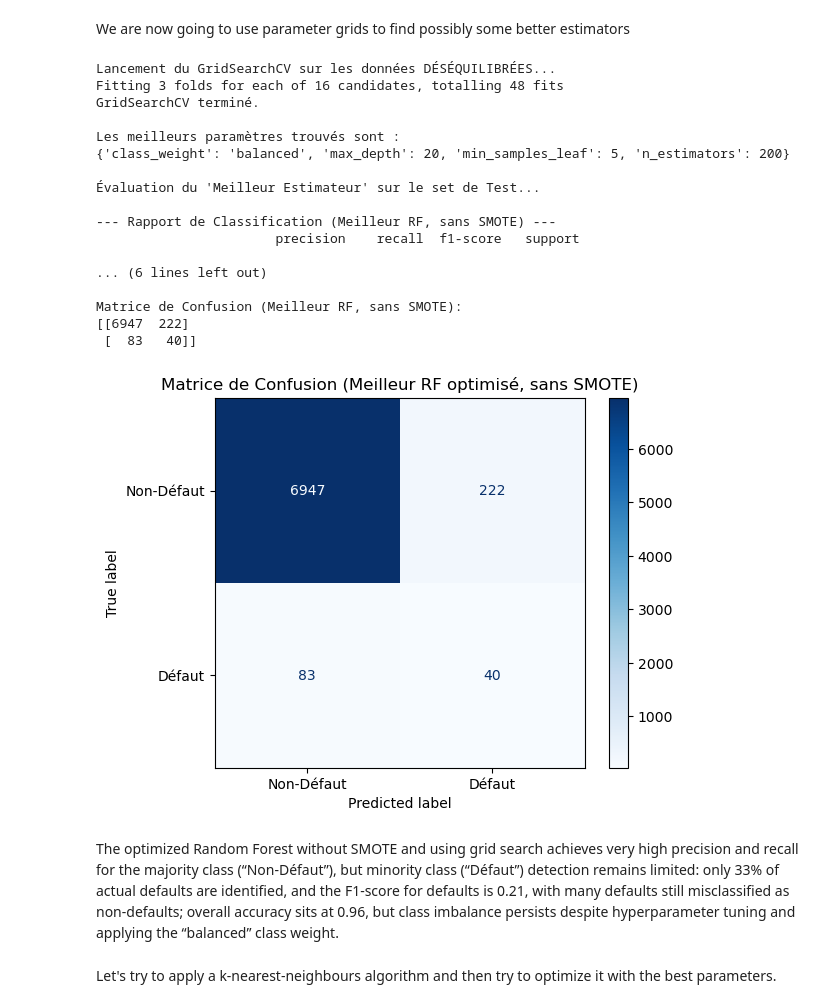
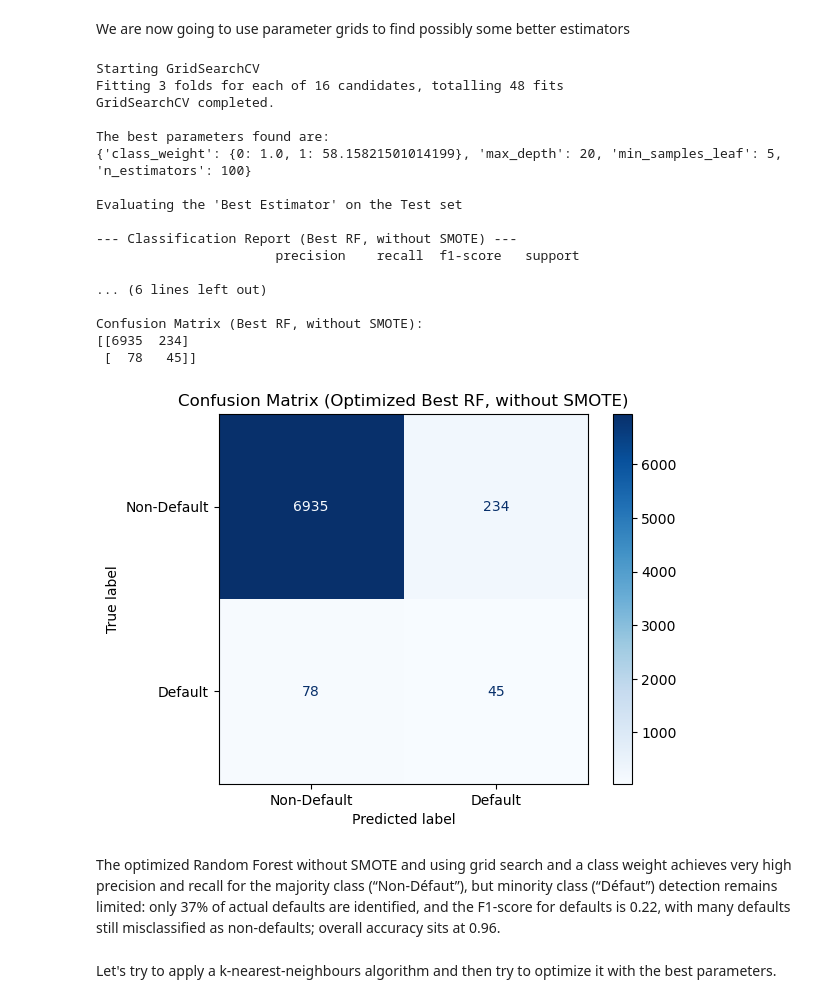
Before and after one commit to Adnbsn/ML_CardFraud, a Jupyter notebook: Project_ML_Adrien_BESSON_Emma_BEKKER.ipynb, the cells around one changed output. Cells and saved outputs as stored; diff of their text form; code cells hidden in the pictures.

```diff
--- a/Project_ML_Adrien_BESSON_Emma_BEKKER.ipynb
+++ b/Project_ML_Adrien_BESSON_Emma_BEKKER.ipynb
@@ -423,15 +423,19 @@ Encoding and removing redundants variables (like married and civil marriage beco
 df_encod=df.copy()
 
 df_encod['NAME_FAMILY_STATUS'] = df_encod['NAME_FAMILY_STATUS'].replace({'Civil marriage': 'Married'})
-print(f"Family status. New values : {df['NAME_FAMILY_STATUS'].unique()}")
+print(f"Family status. New values : {df_encod['NAME_FAMILY_STATUS'].unique()}")
 df_encod['NAME_EDUCATION_TYPE'] = df_encod['NAME_EDUCATION_TYPE'].replace({
     'Incomplete higher': 'Other_Education',
     'Lower secondary': 'Other_Education',
     'Academic degree': 'Other_Education'
 })
-print(f"Education. New values : {df_encod['NAME_EDUCATION_TYPE'].unique()}")
 df_encod['CNT_CHILDREN_CAT'] = df_encod['CNT_CHILDREN'].apply(lambda x: 4 if x >= 4 else x).astype(str)
 df_encod['CNT_FAM_MEMBERS_CAT'] = df_encod['CNT_FAM_MEMBERS'].apply(lambda x: 6 if x >= 6 else x).astype(str)
+
+df_encod['NAME_EDUCATION_TYPE'] = df_encod['NAME_EDUCATION_TYPE'].replace({
+    'Commercial associate': 'Working',
+    'State servant': 'Working'})
+
 
 df_encod = df_encod.drop(columns=['CNT_CHILDREN', 'CNT_FAM_MEMBERS'])
 
@@ -628,74 +637,70 @@ We are now going to use parameter grids to find possibly some better estimators
 # %%
-# C'est la même grille que la dernière fois
+# We are now going to try to use a grid to find the best one
+counts = Counter(y_train)
+scale_pos_weight = counts[0] / counts[1]
 param_grid = {
     'n_estimators': [100, 200],
     'max_depth': [10, 20],
     'min_samples_leaf': [5, 10],
-    'class_weight': ['balanced', 'balanced_subsample'] # CLÉ : Maintenant, ce paramètre travaille sur les VRAIES données
+    'class_weight': [{0: 1.0, 1: scale_pos_weight}, 'balanced_subsample']
 }
 
-# --- 3. Initialiser GridSearchCV ---
 rf = RandomForestClassifier(random_state=42)
 
-# scoring='recall' est notre objectif
 grid_search = GridSearchCV(estimator=rf,
                            param_grid=param_grid,
                            cv=3,
-                           scoring='f1', # On maximise le Rappel !
+                           scoring='f1', # it is to maximize recall without neglecting accuracy
                            n_jobs=-1,
                            verbose=2)
 
-# --- 4. Lancer l'Optimisation ---
-print("\nLancement du GridSearchCV sur les données DÉSÉQUILIBRÉES...")
-# Entraînement sur les données ORIGINALES (X_train, y_train)
+print("\nStarting GridSearchCV")
+# Training on the SMOTE data
 grid_search.fit(X_train_processed, y_train)
-print("GridSearchCV terminé.")
+print("GridSearchCV completed.")
 
-# --- 5. Afficher les Meilleurs Paramètres ---
-print(f"\nLes meilleurs paramètres trouvés sont :")
+print(f"\nThe best parameters found are:")
 print(grid_search.best_params_)
 
-# --- 6. Évaluation du "Meilleur Modèle" ---
-print("\nÉvaluation du 'Meilleur Estimateur' sur le set de Test...")
-
+print("\nEvaluating the 'Best Estimator' on the Test set")
 best_rf_model = grid_search.best_estimator_
 
-# Prédiction sur le set de test
+# Prediction on the test set
 y_pred_best_rf = best_rf_model.predict(X_test_processed)
 
-print("\n--- Rapport de Classification (Meilleur RF, sans SMOTE) ---")
-print(classification_report(y_test, y_pred_best_rf, target_names=['Classe 0 (Non-Défaut)', 'Classe 1 (Défaut)']))
+print("\n--- Classification Report (Best RF, without SMOTE) ---")
+print(classification_report(y_test, y_pred_best_rf, target_names=['Class 0 (Non-Default)', 'Class 1 (Default)']))
 
 cm_best_rf = confusion_matrix(y_test, y_pred_best_rf)
-print("Matrice de Confusion (Meilleur RF, sans SMOTE):")
+print("Confusion Matrix (Best RF, without SMOTE):")
 print(cm_best_rf)
 
-# Affichage graphique
-disp_best_rf = ConfusionMatrixDisplay(confusion_matrix=cm_best_rf, display_labels=['Non-Défaut', 'Défaut'])
+#display
+disp_best_rf = ConfusionMatrixDisplay(confusion_matrix=cm_best_rf, display_labels=['Non-Default', 'Default'])
 disp_best_rf.plot(cmap='Blues', values_format='d')
-plt.title("Matrice de Confusion (Meilleur RF optimisé, sans SMOTE)")
+plt.title("Confusion Matrix (Optimized Best RF, without SMOTE)")
 plt.show()
 # %% [output]
-Lancement du GridSearchCV sur les données DÉSÉQUILIBRÉES...
+Starting GridSearchCV
 Fitting 3 folds for each of 16 candidates, totalling 48 fits
-GridSearchCV terminé.
+GridSearchCV completed.
 
-Les meilleurs paramètres trouvés sont :
-{'class_weight': 'balanced', 'max_depth': 20, 'min_samples_leaf': 5, 'n_estimators': 200}
+The best parameters found are:
+{'class_weight': {0: 1.0, 1: 58.15821501014199}, 'max_depth': 20, 'min_samples_leaf': 5, 'n_estimators': 100}
 
-Évaluation du 'Meilleur Estimateur' sur le set de Test...
+Evaluating the 'Best Estimator' on the Test set
 
---- Rapport de Classification (Meilleur RF, sans SMOTE) ---
+--- Classification Report (Best RF, without SMOTE) ---
                        precision    recall  f1-score   support
 
 ... (6 lines left out)
 
-Matrice de Confusion (Meilleur RF, sans SMOTE):
-[[6947  222]
- [  83   40]]
+Confusion Matrix (Best RF, without SMOTE):
+[[6935  234]
+ [  78   45]]
-[figure, old version]
+[figure, new version]
 # %% [markdown]
-The optimized Random Forest without SMOTE and using grid search achieves very high precision and recall for the majority class (“Non-Défaut”), but minority class (“Défaut”) detection remains limited: only 33% of actual defaults are identified, and the F1-score for defaults is 0.21, with many defaults still misclassified as non-defaults; overall accuracy sits at 0.96, but class imbalance persists despite hyperparameter tuning and applying the “balanced” class weight.
+The optimized Random Forest without SMOTE and using grid search and a class weight achieves very high precision and recall for the majority class (“Non-Défaut”), but minority class (“Défaut”) detection remains limited: only 37% of actual defaults are identified, and the F1-score for defaults is 0.22, with many defaults still misclassified as non-defaults; overall accuracy sits at 0.96.
 # %% [markdown]
 Let's try to apply a k-nearest-neighbours algorithm and then try to optimize it with the best parameters.
 # %%
```
Also changed, not shown: parts of 26 cells of this notebook.
